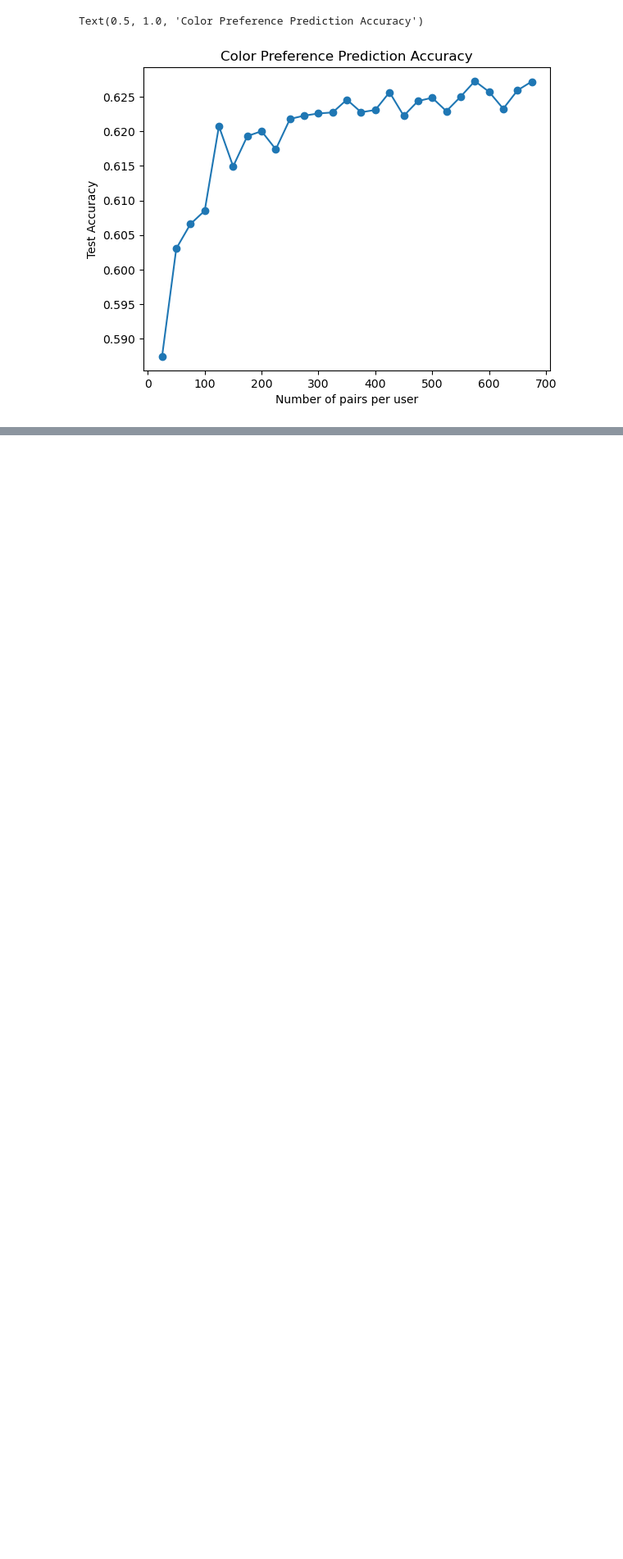
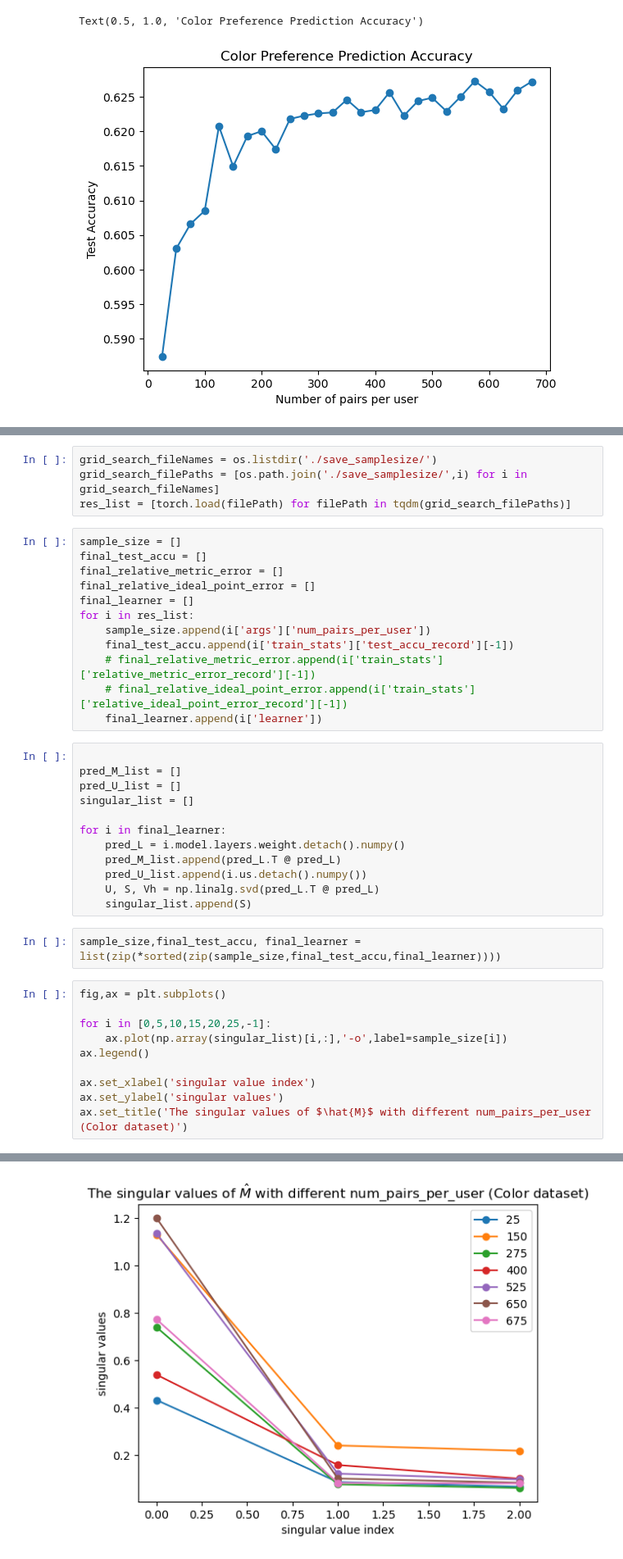
Before and after one commit to ChenDaiwei-99/multiuser-metric-preference, a Jupyter notebook: sample_search_analysis.ipynb, the cells around one changed output, grey strips where cells are left out. Shown: that part at 82% size. Cells and saved outputs as stored; diff of their text form; blank space fills up the shorter version.

Commit message:
singular value exploration

```diff
--- a/sample_search_analysis.ipynb
+++ b/sample_search_analysis.ipynb
@@ -38,0 +41,41 @@ Text(0.5, 1.0, 'Color Preference Prediction Accuracy')
+# %%
+grid_search_fileNames = os.listdir('./save_samplesize/')
+grid_search_filePaths = [os.path.join('./save_samplesize/',i) for i in grid_search_fileNames]
+res_list = [torch.load(filePath) for filePath in tqdm(grid_search_filePaths)]
+# %%
+sample_size = []
+final_test_accu = []
+final_relative_metric_error = []
+final_relative_ideal_point_error = []
+final_learner = []
+for i in res_list:
+    sample_size.append(i['args']['num_pairs_per_user'])
+    final_test_accu.append(i['train_stats']['test_accu_record'][-1])
+    # final_relative_metric_error.append(i['train_stats']['relative_metric_error_record'][-1])
+    # final_relative_ideal_point_error.append(i['train_stats']['relative_ideal_point_error_record'][-1])
+    final_learner.append(i['learner'])
+# %%
+
+pred_M_list = []
+pred_U_list = []
+singular_list = []
+
+for i in final_learner:
+    pred_L = i.model.layers.weight.detach().numpy()
+    pred_M_list.append(pred_L.T @ pred_L)
+    pred_U_list.append(i.us.detach().numpy())
+    U, S, Vh = np.linalg.svd(pred_L.T @ pred_L)
+    singular_list.append(S)
+# %%
+sample_size,final_test_accu, final_learner = list(zip(*sorted(zip(sample_size,final_test_accu,final_learner))))
+# %%
+fig,ax = plt.subplots()
+
+for i in [0,5,10,15,20,25,-1]:
+    ax.plot(np.array(singular_list)[i,:],'-o',label=sample_size[i])
+ax.legend()
+
+ax.set_xlabel('singular value index')
+ax.set_ylabel('singular values')
+ax.set_title('The singular values of $\hat{M}$ with different num_pairs_per_user (Color dataset)')
+# %% [output]
@@ -38,0 +83 @@ Text(0.5, 1.0, 'Color Preference Prediction Accuracy')
+[figure, added]
```
Also changed, not shown: parts of 3 cells of this notebook, 2 other files.
